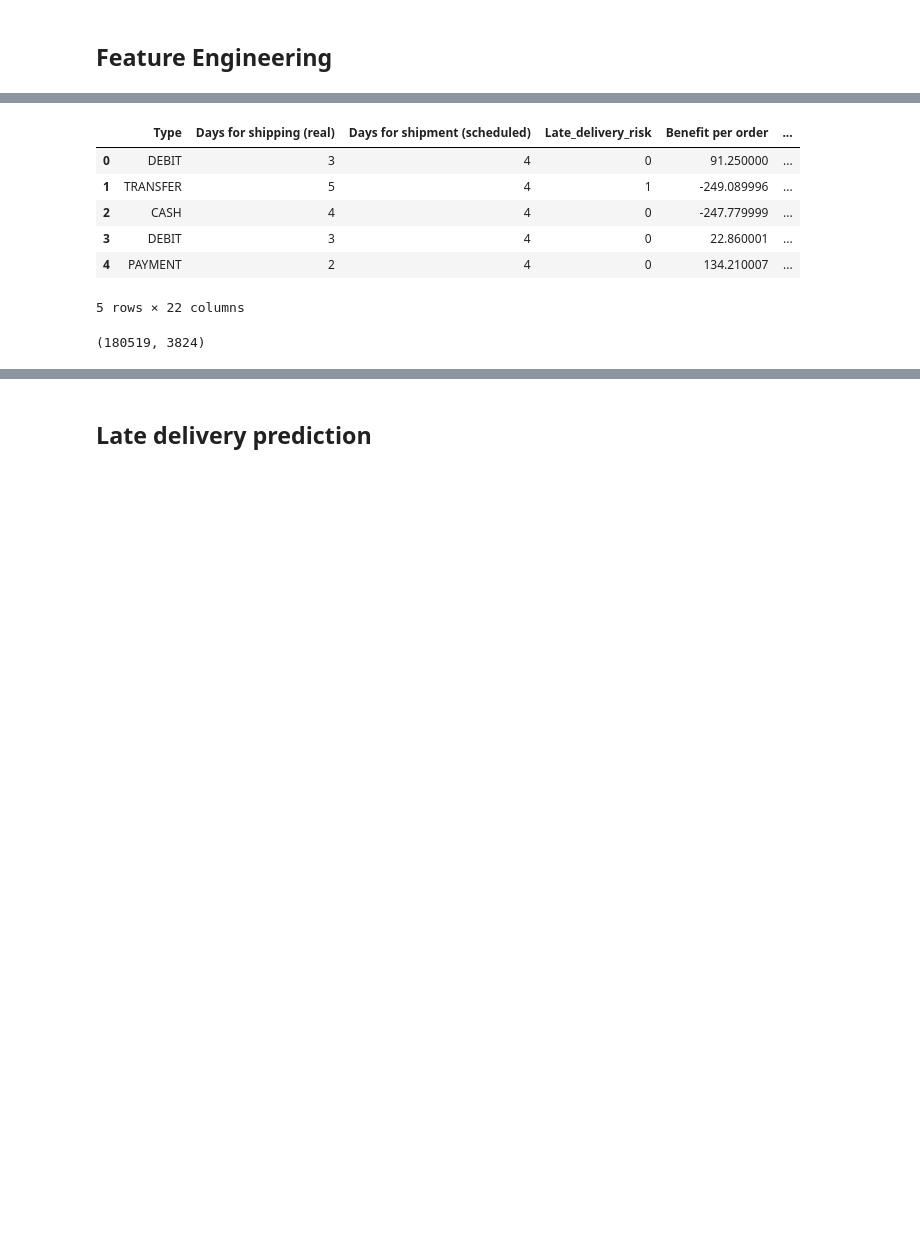
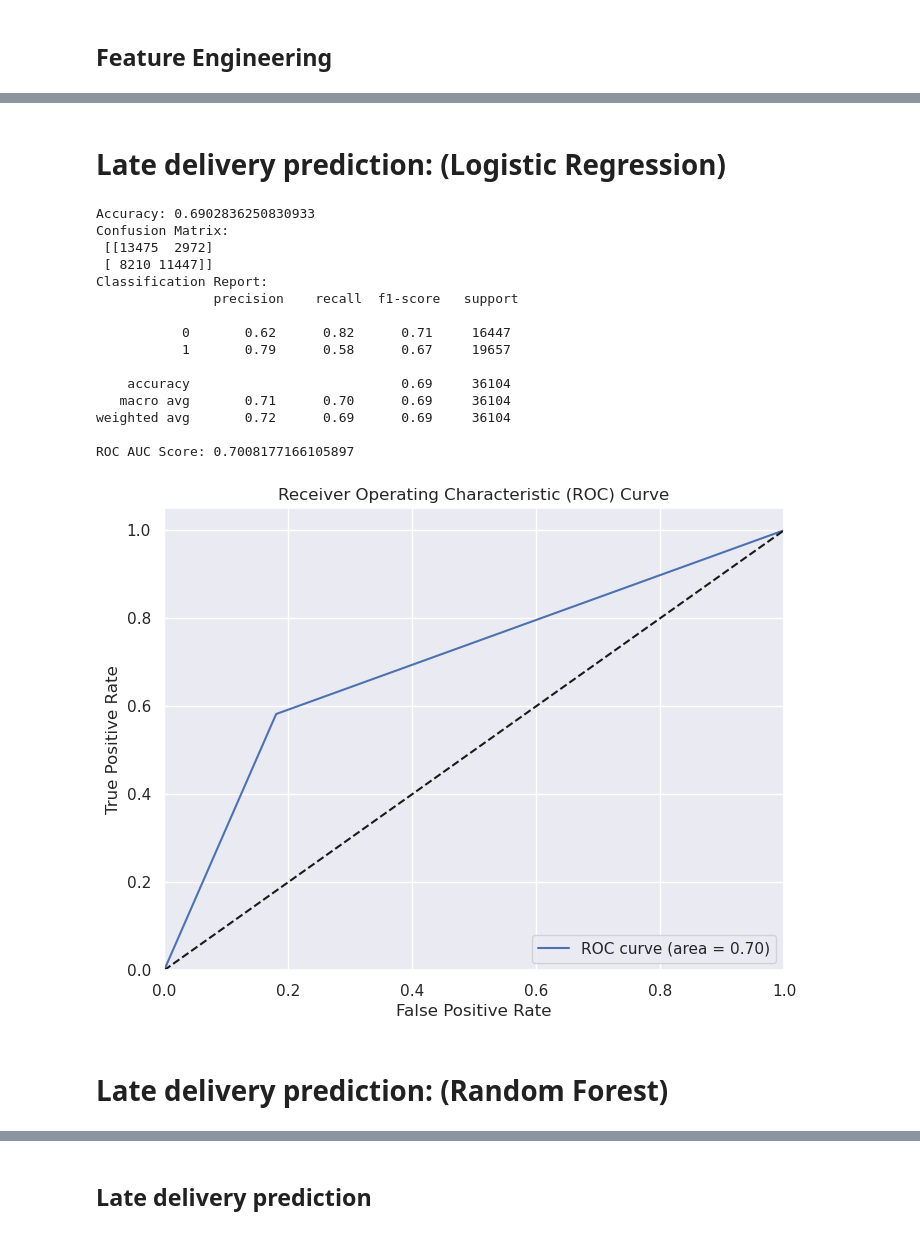
Before and after one commit to immohann/churn-predictive-analysis, a Jupyter notebook: customer-churn.ipynb, the cells around one changed output, grey strips where cells are left out. Cells and saved outputs as stored; diff of their text form; code cells hidden in the pictures; blank space fills up the shorter version.

```diff
--- a/customer-churn.ipynb
+++ b/customer-churn.ipynb
@@ -194,19 +350,2 @@ len(new_dataset_features)
-# %%
-new_data = df[new_dataset_features]
-model_data = new_data
-new_data.head()
-# %% [output]
-|  | Type | Days for shipping (real) | Days for shipment (scheduled) | Late_delivery_risk | Benefit per order | ... |
-| 0 | DEBIT | 3 | 4 | 0 | 91.250000 | ... |
-| 1 | TRANSFER | 5 | 4 | 1 | -249.089996 | ... |
-| 2 | CASH | 4 | 4 | 0 | -247.779999 | ... |
-| 3 | DEBIT | 3 | 4 | 0 | 22.860001 | ... |
-| 4 | PAYMENT | 2 | 4 | 0 | 134.210007 | ... |
-5 rows × 22 columns
-# %%
-#One-Hot encoding categotical variables in the data
-model_data = pd.get_dummies(model_data)
-model_data.shape
-model_data.shape
-# %% [output]
-(180519, 3824)
+# %% [markdown]
+# Late delivery prediction: (Logistic Regression)
@@ -212,0 +357,55 @@ model_data.shape
+# %%
+from sklearn.metrics import accuracy_score, confusion_matrix, classification_report, roc_curve, auc
+
+# create a logistic regression object
+logreg = LogisticRegression()
+
+# train the model using x_train and y_train
+logreg.fit(x_train, y_train)
+
+# predict the classes of the test set using the trained model
+y_pred = logreg.predict(x_test)
+
+# calculate evaluation metrics
+accuracy = accuracy_score(y_test, y_pred)
+cm = confusion_matrix(y_test, y_pred)
+classification = classification_report(y_test, y_pred)
+fpr, tpr, thresholds = roc_curve(y_test, y_pred)
+roc_auc = auc(fpr, tpr)
+
+# print evaluation metrics
+print("Accuracy:", accuracy)
+print("Confusion Matrix:\n", cm)
+print("Classification Report:\n", classification)
+print("ROC AUC Score:", roc_auc)
+
+# plot the ROC curve
+plt.figure(figsize=(8, 6))
+plt.plot(fpr, tpr, label='ROC curve (area = %0.2f)' % roc_auc)
+plt.plot([0, 1], [0, 1], 'k--')
+plt.xlim([0.0, 1.0])
+plt.ylim([0.0, 1.05])
+plt.xlabel('False Positive Rate')
+plt.ylabel('True Positive Rate')
+plt.title('Receiver Operating Characteristic (ROC) Curve')
+plt.legend(loc="lower right")
+plt.show()
+# %% [output]
+Accuracy: 0.6902836250830933
+Confusion Matrix:
+ [[13475  2972]
+ [ 8210 11447]]
+Classification Report:
+               precision    recall  f1-score   support
+
+           0       0.62      0.82      0.71     16447
+           1       0.79      0.58      0.67     19657
+
+    accuracy                           0.69     36104
+   macro avg       0.71      0.70      0.69     36104
+weighted avg       0.72      0.69      0.69     36104
+
+ROC AUC Score: 0.7008177166105897
+[figure, added]
+# %% [markdown]
+# Late delivery prediction: (Random Forest)
```
Also changed, not shown: parts of 42 cells of this notebook.
